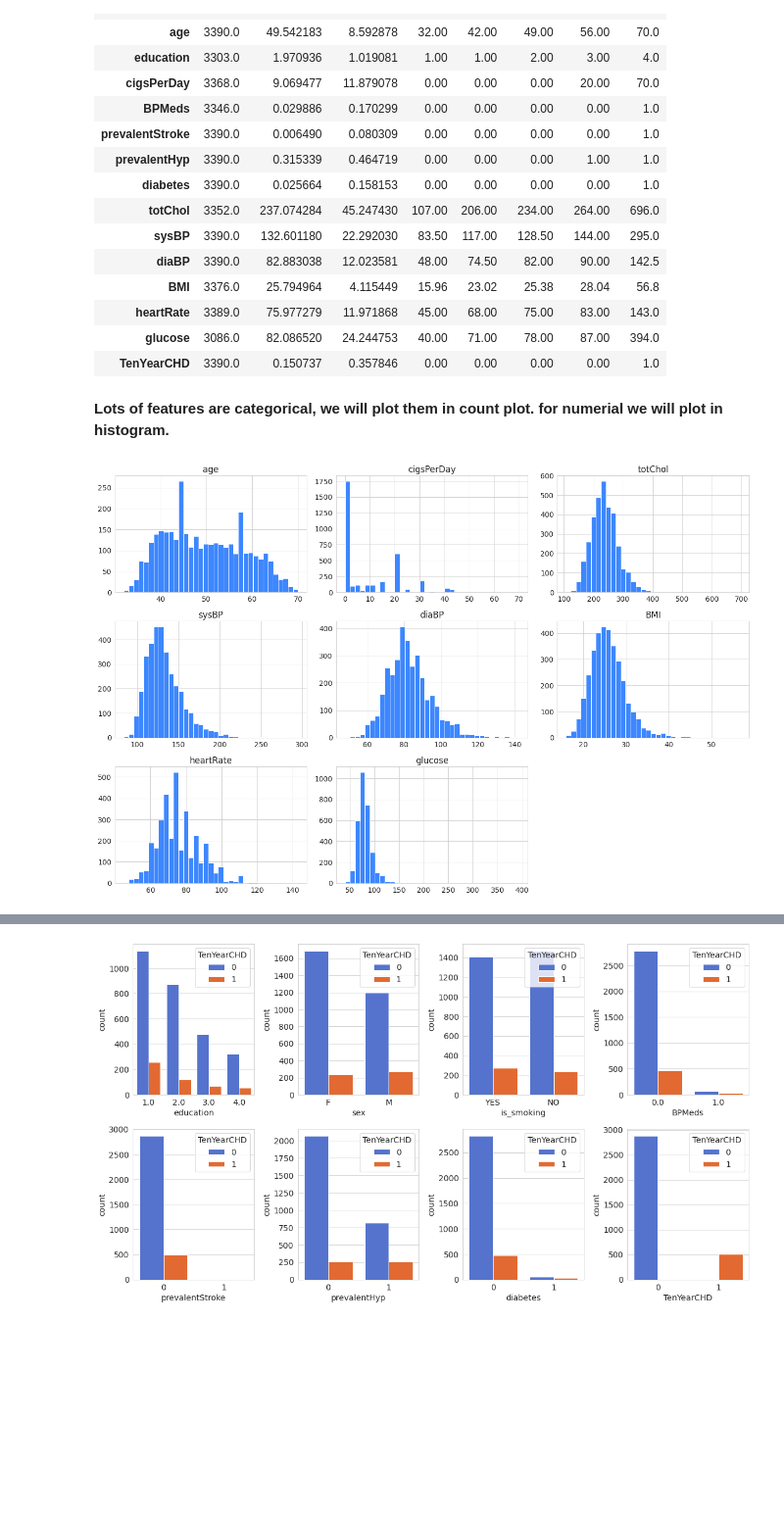
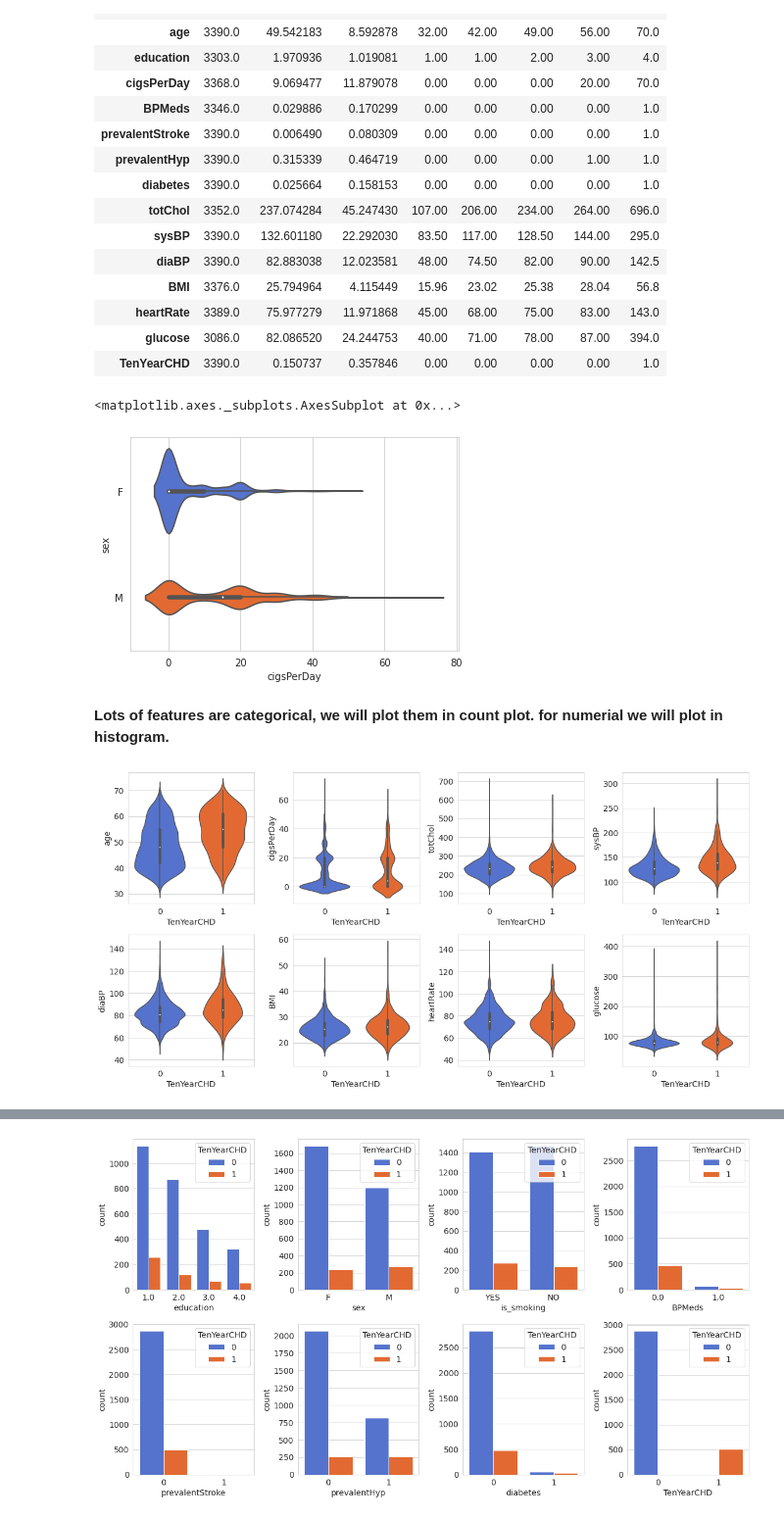
Before and after one commit to Gaurav2912/Cardiovascular-Risk-Prediction, a Jupyter notebook: Cardiovascular_Risk_Prediction.ipynb, the cells around one changed output, grey strips where cells are left out. Shown at 98% size. Saved outputs shown, nothing was run; the diff lists cells and outputs as text; code cells hidden in the pictures; blank space fills up the shorter version.

```diff
--- a/Cardiovascular_Risk_Prediction.ipynb
+++ b/Cardiovascular_Risk_Prediction.ipynb
@@ -258,6 +258,11 @@ df.describe().T
 | heartRate | 3389.0 | 75.977279 | 11.971868 | 45.00 | 68.00 | 75.00 | 83.00 | 143.0 |
 | glucose | 3086.0 | 82.086520 | 24.244753 | 40.00 | 71.00 | 78.00 | 87.00 | 394.0 |
 | TenYearCHD | 3390.0 | 0.150737 | 0.357846 | 0.00 | 0.00 | 0.00 | 0.00 | 1.0 |
+# %%
+sns.violinplot(x ='cigsPerDay',y='sex', data= df, orient= 'h')
+# %% [output]
+<matplotlib.axes._subplots.AxesSubplot at 0x...>
+[figure, added]
 # %% [markdown]
 **Lots of features are categorical, we will plot them in count plot.
 for numerial we will plot in histogram.**
@@ -277,13 +282,14 @@ list_cat_var = [col for col in df.columns if df[col].nunique() <= 4 ]
 
 # creating dataframe of cat var
 df_cat = df[list_cat_var]
-# %%
-# plot of histogram
-df_cont.hist(bins= 35, figsize= (18,12), color=  '#3d87ff')
-# add title
-plt.title("Histogram for each numerical attribute.", fontsize= 18)
-# to prevent overlapping of text in plot
-plt.tight_layout()
-plt.show();
-# %% [output]
-[figure, removed]
+# %%
+# create a blank canvas
+fig, axes = plt.subplots(nrows=2, ncols=4, figsize=(16,8))
+for i, col in enumerate(list_num_var):
+    ax = axes[ i // 4, i % 4]
+    sns.violinplot(data= df, y= col, ax= ax, x= 'TenYearCHD')
+
+# add super title for all subplots
+fig.tight_layout();
+# %% [output]
+[figure, added]
```
Also changed, not shown: parts of 15 cells of this notebook.
